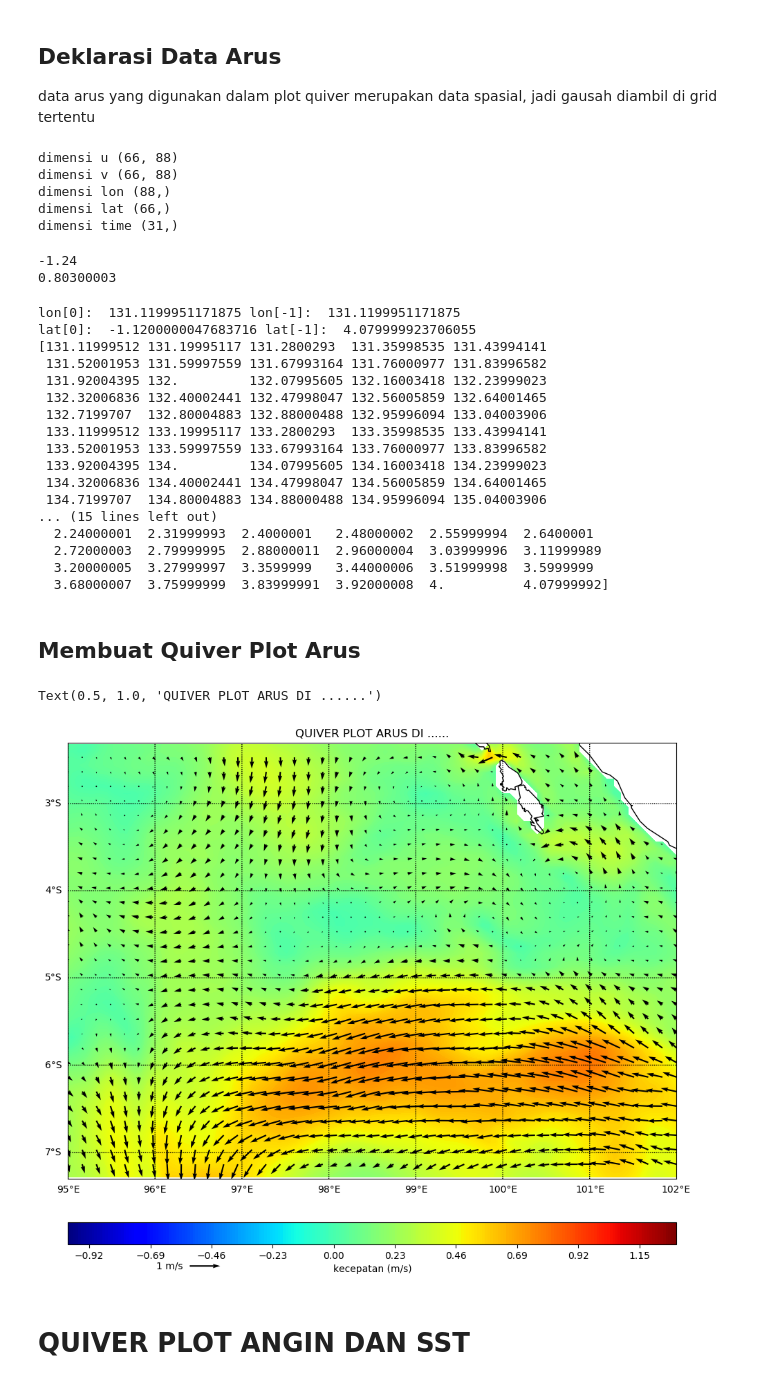
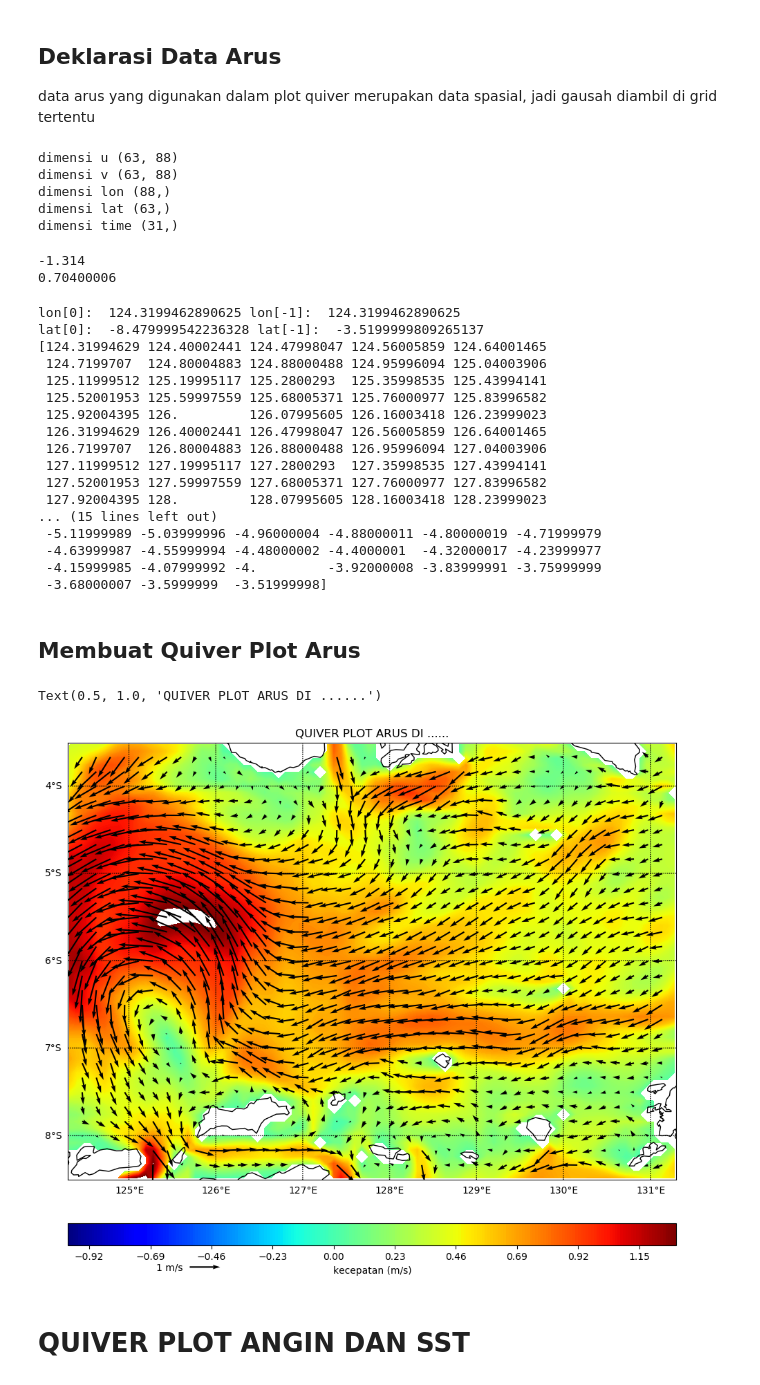
Before and after one commit to daraafiifah/modul4andat, a Jupyter notebook: MODUL4_QUIVER_PLOT_me.ipynb, the cells around one changed output. Saved outputs shown, nothing was run; the diff lists cells and outputs as text; code cells hidden in the pictures.

```diff
--- a/MODUL4_QUIVER_PLOT_me.ipynb
+++ b/MODUL4_QUIVER_PLOT_me.ipynb
@@ -19,7 +19,7 @@ from   netCDF4 import *
 # Input Data Arus
 # %%
 #masukin lokasi .nc nya dimana
-fn='D:/smt7/asisten andat/arus5.nc4'
+fn='D:/smt7/asisten andat/arus4.nc4'
 #buka file nc nya dan liat isinya ada apa aja (variabel dan dimensi)
 ds=nc.Dataset(fn)
 ds
@@ -63,17 +63,17 @@ print('dimensi lon',np.shape(lon))
 print('dimensi lat',np.shape(lat))
 print('dimensi time',np.shape(time))
 # %% [output]
-dimensi u (66, 88)
-dimensi v (66, 88)
+dimensi u (63, 88)
+dimensi v (63, 88)
 dimensi lon (88,)
-dimensi lat (66,)
+dimensi lat (63,)
 dimensi time (31,)
 # %%
 print(np.min(u10))
 print(np.max(u10))
 # %% [output]
--1.24
-0.80300003
+-1.314
+0.70400006
 # %%
 u, lonsout = addcyclic(u10, lon)
 v, lonsout = addcyclic(v10, lon)
@@ -87,23 +87,23 @@ print (lat[:])
 #cek dulu lon dan lat nya naik dari kecil ke besar engga, kalo misalnya belom ditambah begini
 #lat2= lat[::-1] atau lonsout2 gitudeh terus dibawah jangan lupa diubah juga waktu plot quiver
 # %% [output]
-lon[0]:  131.1199951171875 lon[-1]:  131.1199951171875
-lat[0]:  -1.1200000047683716 lat[-1]:  4.079999923706055
-[131.11999512 131.19995117 131.2800293  131.35998535 131.43994141
- 131.52001953 131.59997559 131.67993164 131.76000977 131.83996582
- 131.92004395 132.         132.07995605 132.16003418 132.23999023
- 132.32006836 132.40002441 132.47998047 132.56005859 132.64001465
- 132.7199707  132.80004883 132.88000488 132.95996094 133.04003906
- 133.11999512 133.19995117 133.2800293  133.35998535 133.43994141
- 133.52001953 133.59997559 133.67993164 133.76000977 133.83996582
- 133.92004395 134.         134.07995605 134.16003418 134.23999023
- 134.32006836 134.40002441 134.47998047 134.56005859 134.64001465
- 134.7199707  134.80004883 134.88000488 134.95996094 135.04003906
+lon[0]:  124.3199462890625 lon[-1]:  124.3199462890625
+lat[0]:  -8.479999542236328 lat[-1]:  -3.5199999809265137
+[124.31994629 124.40002441 124.47998047 124.56005859 124.64001465
+ 124.7199707  124.80004883 124.88000488 124.95996094 125.04003906
+ 125.11999512 125.19995117 125.2800293  125.35998535 125.43994141
+ 125.52001953 125.59997559 125.68005371 125.76000977 125.83996582
+ 125.92004395 126.         126.07995605 126.16003418 126.23999023
+ 126.31994629 126.40002441 126.47998047 126.56005859 126.64001465
+ 126.7199707  126.80004883 126.88000488 126.95996094 127.04003906
+ 127.11999512 127.19995117 127.2800293  127.35998535 127.43994141
+ 127.52001953 127.59997559 127.68005371 127.76000977 127.83996582
+ 127.92004395 128.         128.07995605 128.16003418 128.23999023
 ... (15 lines left out)
-  2.24000001  2.31999993  2.4000001   2.48000002  2.55999994  2.6400001
-  2.72000003  2.79999995  2.88000011  2.96000004  3.03999996  3.11999989
-  3.20000005  3.27999997  3.3599999   3.44000006  3.51999998  3.5999999
-  3.68000007  3.75999999  3.83999991  3.92000008  4.          4.07999992]
+ -5.11999989 -5.03999996 -4.96000004 -4.88000011 -4.80000019 -4.71999979
+ -4.63999987 -4.55999994 -4.48000002 -4.4000001  -4.32000017 -4.23999977
+ -4.15999985 -4.07999992 -4.         -3.92000008 -3.83999991 -3.75999999
+ -3.68000007 -3.5999999  -3.51999998]
 # %% [markdown]
 ## Membuat Quiver Plot Arus
 # %%
@@ -113,10 +113,16 @@ fig = plt.figure(figsize=(1100/dpi, 1100/dpi), dpi=dpi)
 ax  = fig.add_axes([0.1,0.1,0.8,0.9])
 
 #-- Membuat map #isi koordinat masing2 yaa
-map = Basemap(projection='merc',llcrnrlat= -7.3,urcrnrlat= -2.3,\
-            resolution='i',  llcrnrlon=95,urcrnrlon=102)
+map = Basemap(projection='merc',llcrnrlat= -8.5,urcrnrlat= -3.5,\
+            resolution='i',  llcrnrlon=124.3,urcrnrlon=131.3)
 
 #map.shadedrelief()
+
+lons=133
+lats=0
+xp,yp = map(lons,lats)
+map.plot(xp,yp,linestyle='none',marker='o',markersize=16,\
+        alpha=0.6, c="orange", markeredgecolor='black', markeredgewidth=1)
 
 #-- menggambarkan coastlines, batas wilayah dan negara
 map.drawcoastlines()
@@ -127,34 +133,34 @@ map.drawcountries()
 map.drawparallels(np.arange(-90,90,1),labels=[1,0,0,0],fontsize=10)
 map.drawmeridians(np.arange(-180,180,1),labels=[0,0,0,1],fontsize=10)
 
 #-- mengubah latitute dan longitude menjadi x y
 x, y = map(*np.meshgrid(lon,lat))
 
 #-- contour levels
 clevs = np.arange(-1,1.3,0.01) #bisa diubah2 sesuai cakupan data
 
 #-- Countour
 cnplot = map.contourf(x,y,var,clevs,cmap=plt.cm.jet)
 
 #-- colorbar
 cbar = map.colorbar(cnplot,location='bottom',pad="10%")      #-- pad: jarak peta dengan colorbar
 cbar.set_label('kecepatan (m/s)')                            #-- Masukan nama colorbar
 
 #-- transformasi vector dan data koordinat, membuat vector
 veclon = int(u10.shape[1]/2)                    #-- only every 2nd vector
 veclat = int(u10.shape[0]/2)                   #-- only every 2nd vector
 
 uproj,vproj,xx,yy = map.transform_vector(u,v,lonsout2,lat,veclon,veclat,returnxy=True,masked=True)
 
 #-- create vector plot on map
 vecplot = map.quiver(xx,yy,uproj,vproj,scale=20)
 qk = plt.quiverkey(vecplot, 0.2, -0.2, 1, '1 m/s', labelpos='W')  #legenda quiver
 #JUDUL
 plt.title('QUIVER PLOT ARUS DI ......') #JUDUL UBAH SESUAI DAERAH / menyesuaikan sendiri
 #plt.savefig('D:/.png',dpi=300) #D:/smt7/quiver.png
 # %% [output]
 Text(0.5, 1.0, 'QUIVER PLOT ARUS DI ......')
-[figure, old version]
+[figure, new version]
 # %% [markdown]
 # QUIVER PLOT ANGIN DAN SST
 # %% [markdown]
```
Also changed, not shown: parts of 5 cells of this notebook, 24 other files.
